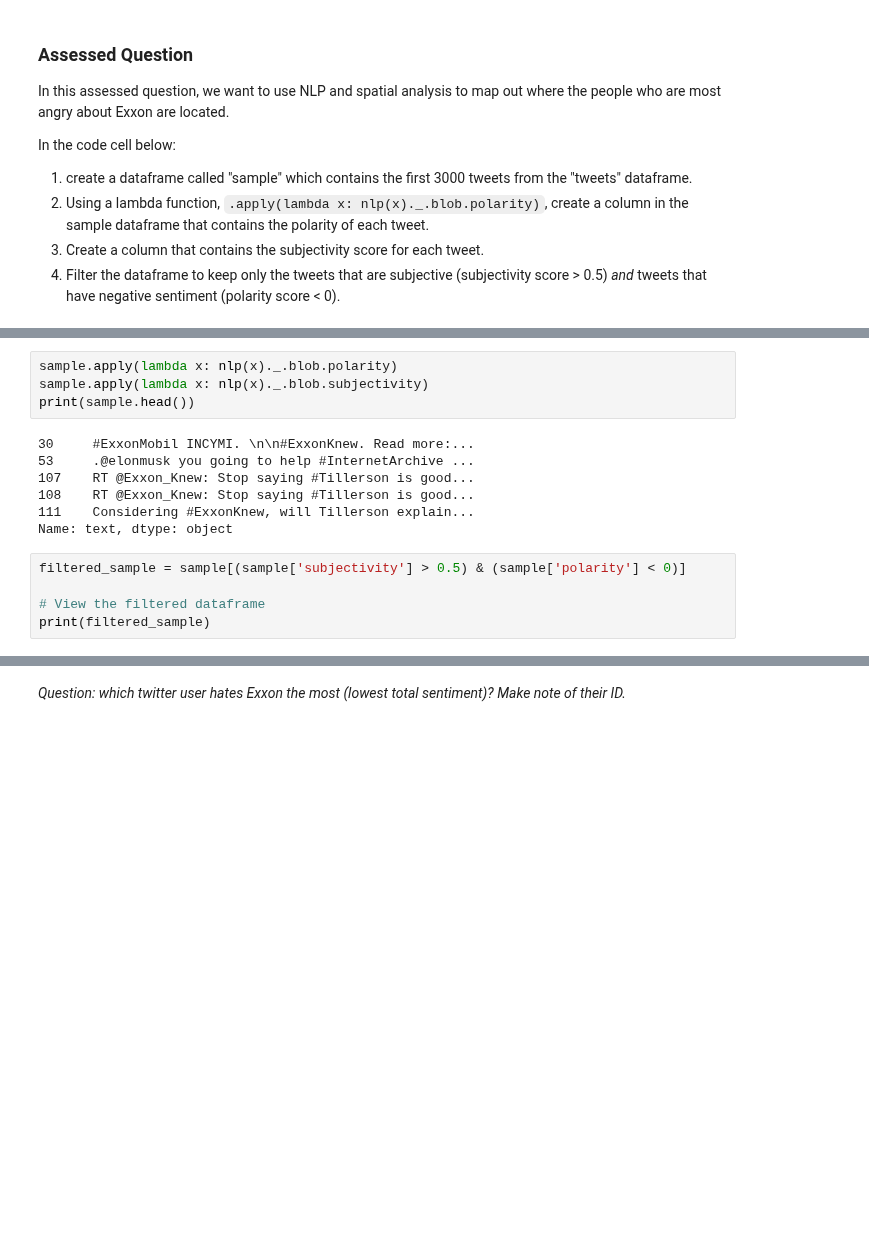
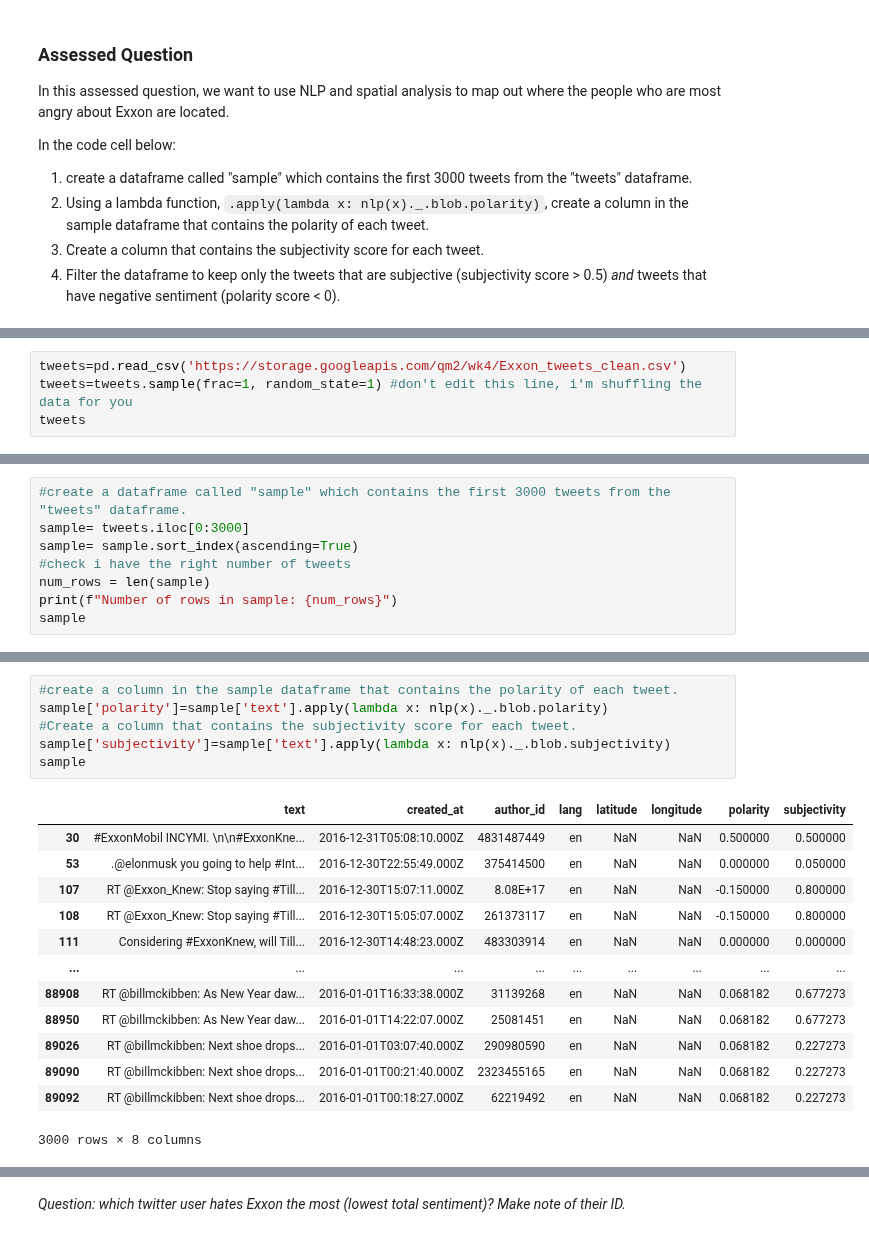
Before and after one commit to Zccarou/QM2, a Jupyter notebook: notebooks/W04. Natural Language Processing.ipynb, the cells around one changed output, grey strips where cells are left out. Cells and saved outputs as stored; diff of their text form; blank space fills up the shorter version.

```diff
--- a/notebooks/W04. Natural Language Processing.ipynb
+++ b/notebooks/W04. Natural Language Processing.ipynb
@@ -702,0 +676,4 @@ Subjectivity:  0.25
+# %%
+tweets=pd.read_csv('https://storage.googleapis.com/qm2/wk4/Exxon_tweets_clean.csv')
+tweets=tweets.sample(frac=1, random_state=1) #don't edit this line, i'm shuffling the data for you
+tweets
@@ -702,0 +694,8 @@ Subjectivity:  0.25
+# %%
+#create a dataframe called "sample" which contains the first 3000 tweets from the "tweets" dataframe.
+sample= tweets.iloc[0:3000]
+sample= sample.sort_index(ascending=True)
+#check i have the right number of tweets
+num_rows = len(sample)
+print(f"Number of rows in sample: {num_rows}")
+sample
@@ -703,16 +717,20 @@ Subjectivity:  0.25
 # %%
-sample.apply(lambda x: nlp(x)._.blob.polarity)
-sample.apply(lambda x: nlp(x)._.blob.subjectivity)
-print(sample.head())
+#create a column in the sample dataframe that contains the polarity of each tweet.
+sample['polarity']=sample['text'].apply(lambda x: nlp(x)._.blob.polarity)
+#Create a column that contains the subjectivity score for each tweet.
+sample['subjectivity']=sample['text'].apply(lambda x: nlp(x)._.blob.subjectivity)
+sample
 # %% [output]
+|  | text | created_at | author_id | lang | latitude | longitude | polarity | subjectivity |
+| 30 | #ExxonMobil INCYMI. \n\n#ExxonKne... | 2016-12-31T05:08:10.000Z | 4831487449 | en | NaN | NaN | 0.500000 | 0.500000 |
+| 53 | .@elonmusk you going to help #Int... | 2016-12-30T22:55:49.000Z | 375414500 | en | NaN | NaN | 0.000000 | 0.050000 |
+| 107 | RT @Exxon_Knew: Stop saying #Till... | 2016-12-30T15:07:11.000Z | 8.08E+17 | en | NaN | NaN | -0.150000 | 0.800000 |
+| 108 | RT @Exxon_Knew: Stop saying #Till... | 2016-12-30T15:05:07.000Z | 261373117 | en | NaN | NaN | -0.150000 | 0.800000 |
+| 111 | Considering #ExxonKnew, will Till... | 2016-12-30T14:48:23.000Z | 483303914 | en | NaN | NaN | 0.000000 | 0.000000 |
+| ... | ... | ... | ... | ... | ... | ... | ... | ... |
+| 88908 | RT @billmckibben: As New Year daw... | 2016-01-01T16:33:38.000Z | 31139268 | en | NaN | NaN | 0.068182 | 0.677273 |
+| 88950 | RT @billmckibben: As New Year daw... | 2016-01-01T14:22:07.000Z | 25081451 | en | NaN | NaN | 0.068182 | 0.677273 |
+| 89026 | RT @billmckibben: Next shoe drops... | 2016-01-01T03:07:40.000Z | 290980590 | en | NaN | NaN | 0.068182 | 0.227273 |
+| 89090 | RT @billmckibben: Next shoe drops... | 2016-01-01T00:21:40.000Z | 2323455165 | en | NaN | NaN | 0.068182 | 0.227273 |
+| 89092 | RT @billmckibben: Next shoe drops... | 2016-01-01T00:18:27.000Z | 62219492 | en | NaN | NaN | 0.068182 | 0.227273 |
-30     #ExxonMobil INCYMI. \n\n#ExxonKnew. Read more:...
-53     .@elonmusk you going to help #InternetArchive ...
-107    RT @Exxon_Knew: Stop saying #Tillerson is good...
-108    RT @Exxon_Knew: Stop saying #Tillerson is good...
-111    Considering #ExxonKnew, will Tillerson explain...
-Name: text, dtype: object
+3000 rows × 8 columns
-# %%
-filtered_sample = sample[(sample['subjectivity'] > 0.5) & (sample['polarity'] < 0)]
-
-# View the filtered dataframe
-print(filtered_sample)
```
Also changed, not shown: parts of 11 cells of this notebook.
